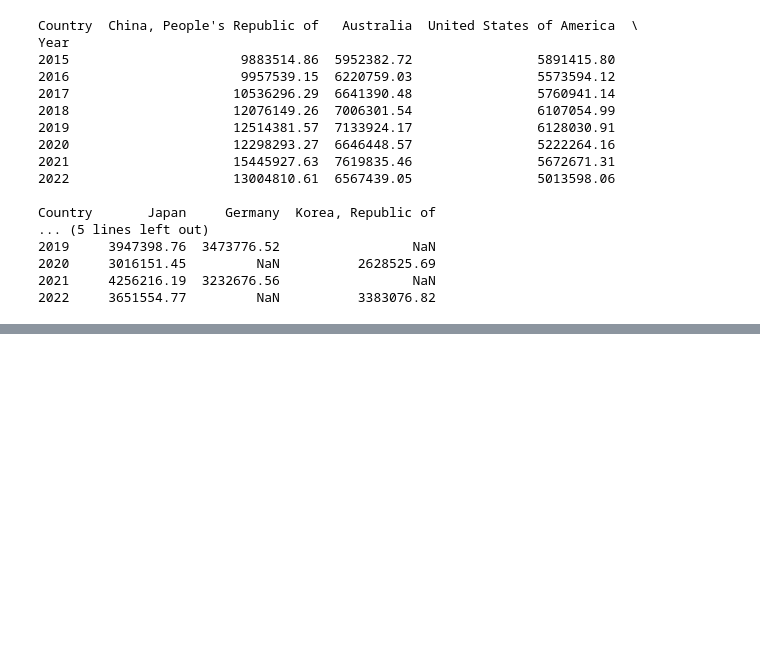
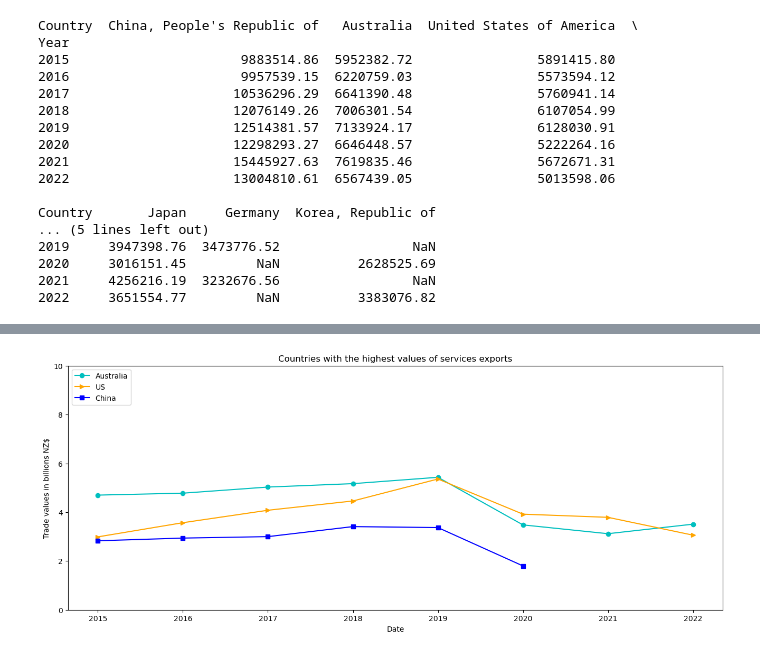
Before and after one commit to lilianasku/Time-series-analysis, a Jupyter notebook: notebooks/TradeData_Eda - Working.ipynb, the cells around one changed output, grey strips where cells are left out. Drawn from its saved outputs; the diff is of its cells as text; code cells hidden in the pictures; blank space fills up the shorter version.

```diff
--- a/notebooks/TradeData_Eda - Working.ipynb
+++ b/notebooks/TradeData_Eda - Working.ipynb
@@ -359,0 +382,23 @@ Country       Japan     Germany  Korea, Republic of
+# %%
+#pivot the table by countries and sort from max to min
+
+services_exports_country_total_pivot = pd.pivot_table(services_exports_country_total,
+                                       values='Total Value (NZD)',
+                                       index='Quarter',
+                                       columns='Country',
+                                       aggfunc='mean')
+# %%
+# resampling to values of services exports per Year
+df_export_perYear = services_exports_country_total_pivot.resample("YE"). sum()
+df_export_perYear.index.rename('Year', inplace=True)
+df_export_perYear.index = df_export_perYear.index.strftime('%Y')
+# %%
+# sort first row of dataframe to the 6 maximum values
+df_temp = df_export_perYear
+df_row = df_temp[df_temp.index == df_temp.index[1]].sort_values(by = df_temp.index[1], axis = 1, ascending = False).iloc[:,0:5]
+# %%
+# sort other rows of the dataframe and create a new dataframe
+for i in range(2, len(df_temp.index)):
+    df_row1 = df_temp[df_temp.index == df_temp.index[i]].sort_values(by = df_temp.index[i], axis = 1, ascending = False)
+    dfm = pd.concat([df_row,df_row1.iloc[:,0:3]],ignore_index=False)
+    df_row = dfm
@@ -359,0 +408,16 @@ Country       Japan     Germany  Korea, Republic of
+# %%
+#countries with the highest values of services exports
+
+fig,ax = plt.subplots()
+
+line1 = ax.plot(dfm.index, (dfm.iloc[:,0]/1000000000).round(2).values, color = 'c', marker='o', label='Australia')
+line2 = ax.plot(dfm.index, (dfm.iloc[:,1]/1000000000).round(2).values, color = 'orange', marker='>', label='US')
+line3 = ax.plot(dfm.index, (dfm.iloc[:,2]/1000000000).round(2).values, color = 'blue', marker='s', label='China')
+ax.set_xlabel('Date')
+ax.set_title('Countries with the highest values of services exports')
+ax.set_ylabel('Trade values in billions NZ$')
+plt.ylim(0,10)
+plt.legend(loc = 'upper left')
+plt.show()
+# %% [output]
+[figure, added]
```
Also changed, not shown: parts of 6 cells of this notebook.
